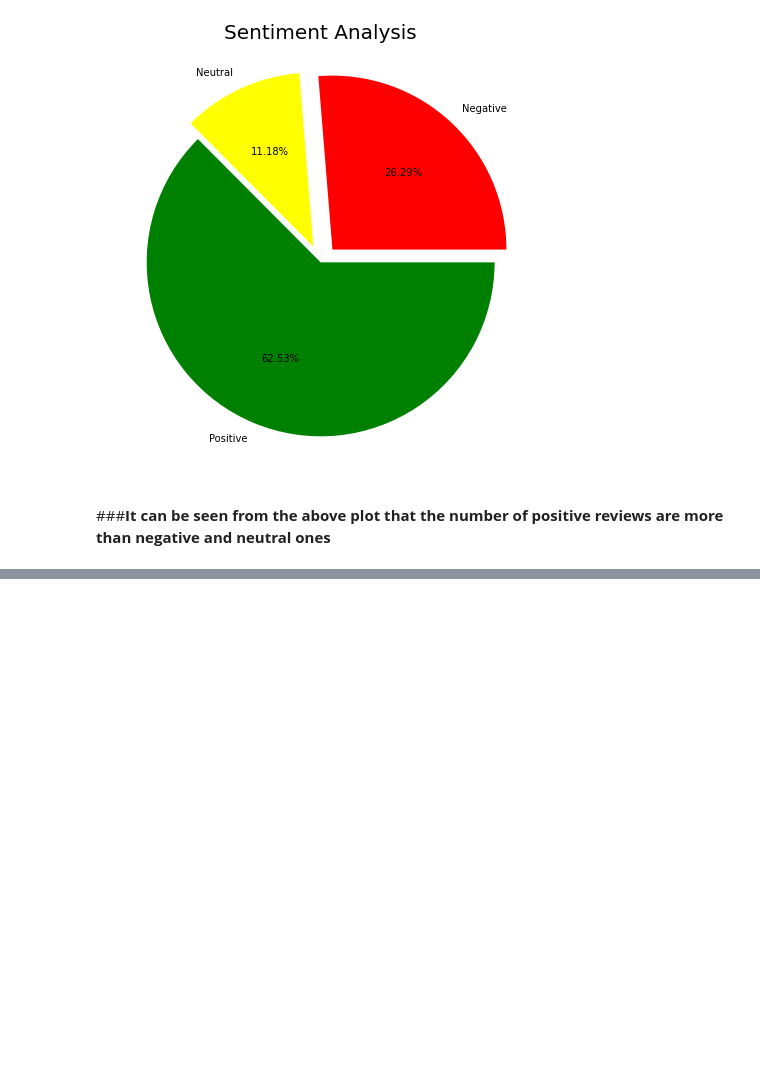
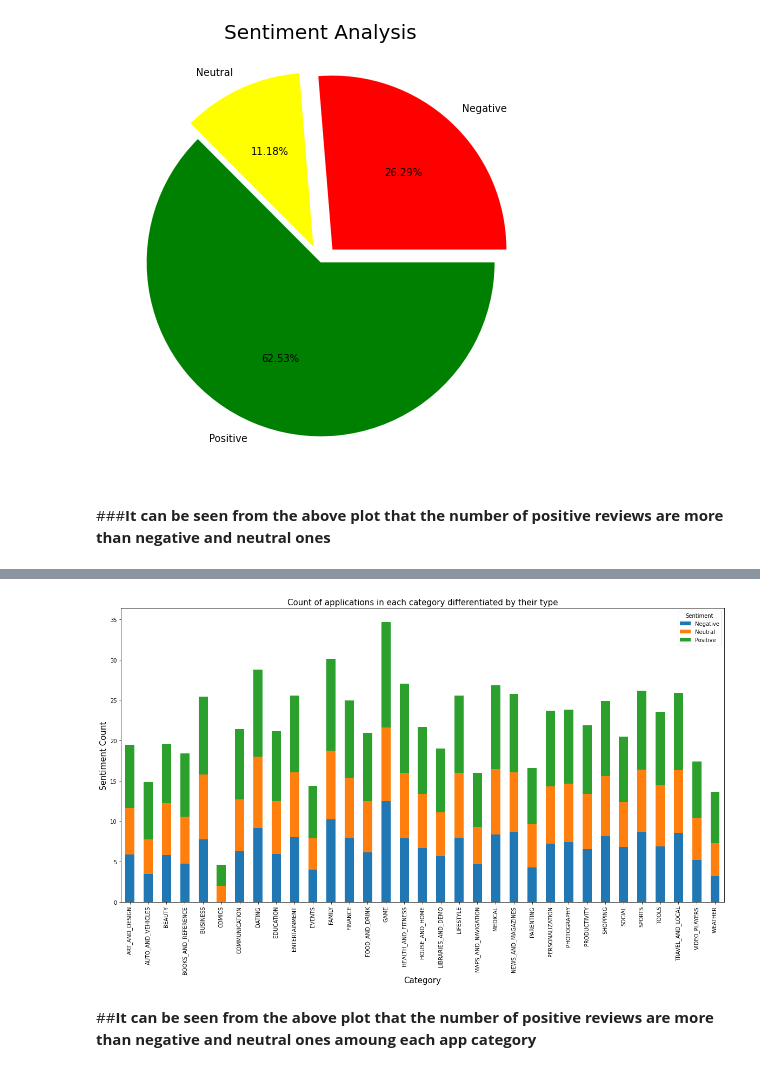
Before and after one commit to lawish/EDA_Team_notebook, a Jupyter notebook: EDA_Team_notebook_Capstone_Project.ipynb, the cells around one changed output, grey strips where cells are left out. Cells and saved outputs as stored; diff of their text form; code cells hidden in the pictures; blank space fills up the shorter version.

```diff
--- a/EDA_Team_notebook_Capstone_Project.ipynb
+++ b/EDA_Team_notebook_Capstone_Project.ipynb
@@ -622,3 +622,7 @@ plt.show()
 [figure]
 # %% [markdown]
 ###**It can be seen from the above plot that the number of positive reviews are more than negative and neutral ones**
+# %%
+category_sentiment = merge_df_new.groupby(['Category','Sentiment']).size().reset_index(name='Sentiment Count')
+category_sentiment['log_sentiment_count'] = np.log2(category_sentiment['Sentiment Count'])
+category_sentiment
@@ -624,0 +643,12 @@ plt.show()
+# %%
+# Sentiment Count of applications in each category differentiated by their type
+df_sentiment = category_sentiment.pivot('Category','Sentiment','log_sentiment_count').reset_index()
+df_sentiment.set_index('Category').plot(kind='bar',stacked=True,figsize=(20,10))
+plt.xlabel("Category", fontsize=15)
+plt.ylabel("Sentiment Count", fontsize=15)
+plt.title("Count of applications in each category differentiated by their type",size = 15)
+plt.show()
+# %% [output]
+[figure, added]
+# %% [markdown]
+##**It can be seen from the above plot that the number of positive reviews are more than negative and neutral ones amoung each app category**
```
Also changed, not shown: parts of 12 cells of this notebook.
